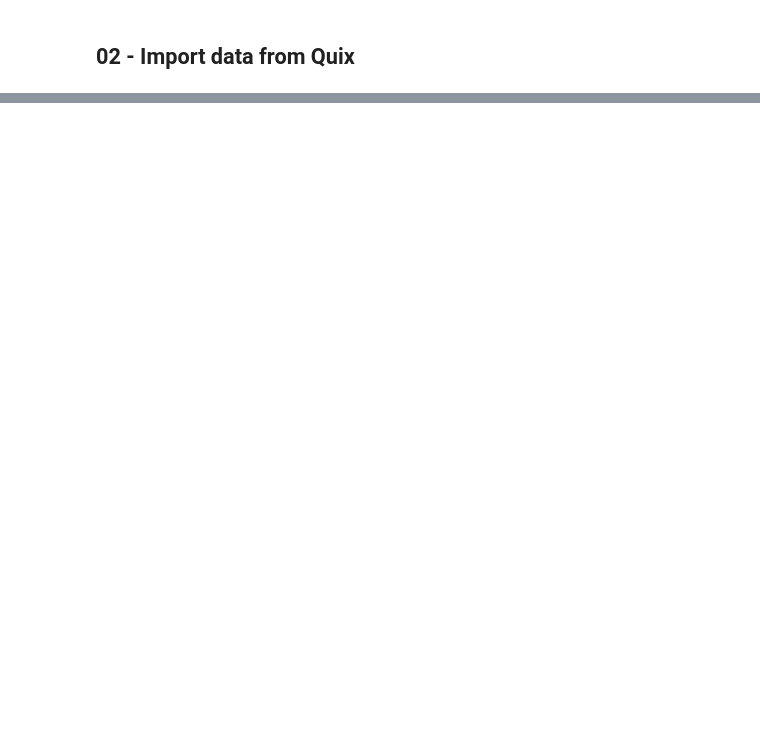
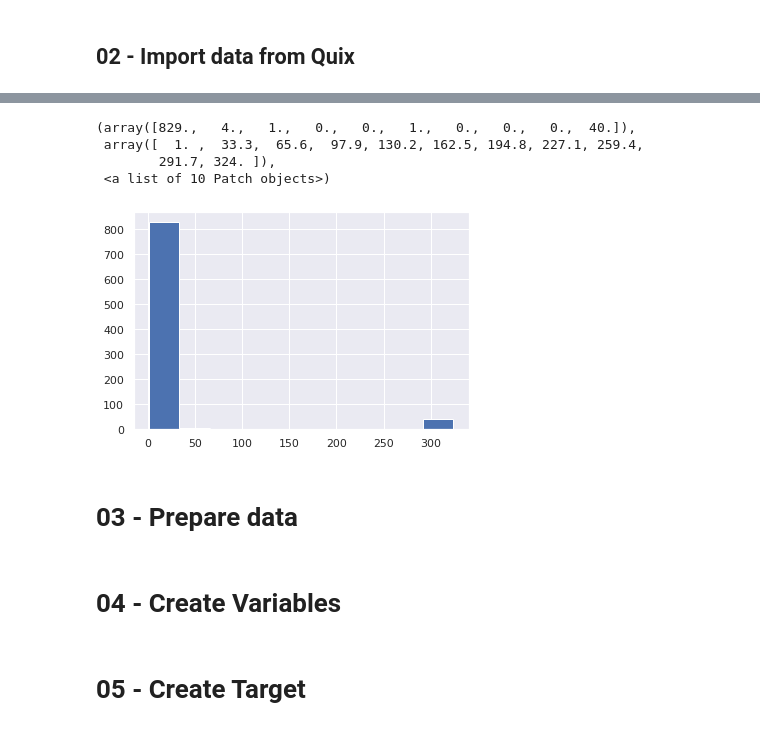
Before and after one commit to JotaBlanco/CryptoAlgoTrading, a Jupyter notebook: 02 - Features And Targets/00_Example_Variables_Creation.ipynb, the cells around one changed output, grey strips where cells are left out. Saved outputs shown, nothing was run; the diff lists cells and outputs as text; code cells hidden in the pictures; blank space fills up the shorter version.

```diff
--- a/02 - Features And Targets/00_Example_Variables_Creation.ipynb
+++ b/02 - Features And Targets/00_Example_Variables_Creation.ipynb
@@ -61,0 +95,11 @@ df
+# %%
+time_deltas = [ti.seconds for ti in df['Timestamp'].shift(-1)-df['Timestamp']]
+plt.hist(time_deltas)
+# %% [output]
+(array([829.,   4.,   1.,   0.,   0.,   1.,   0.,   0.,   0.,  40.]),
+ array([  1. ,  33.3,  65.6,  97.9, 130.2, 162.5, 194.8, 227.1, 259.4,
+        291.7, 324. ]),
+ <a list of 10 Patch objects>)
+[figure, added]
+# %% [markdown]
+# 03 - Prepare data
@@ -61,0 +109,4 @@ df
+# %% [markdown]
+# 04 - Create Variables
+# %% [markdown]
+# 05 - Create Target
```
Also changed, not shown: parts of 13 cells of this notebook.
